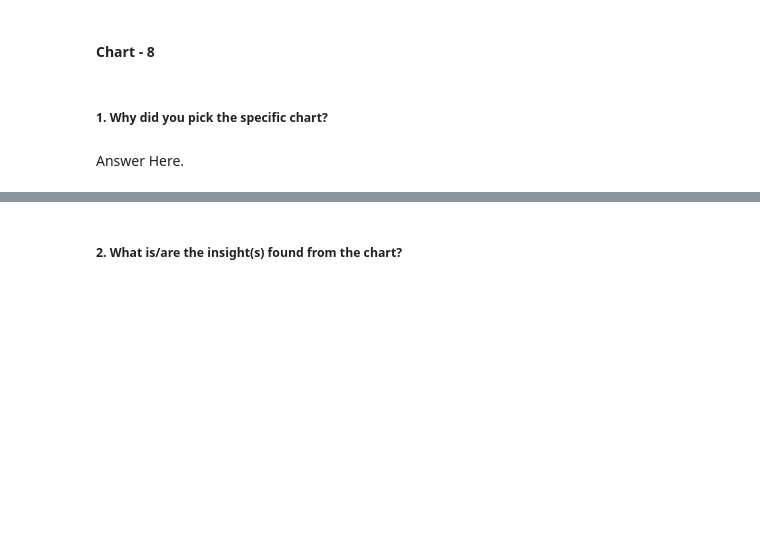
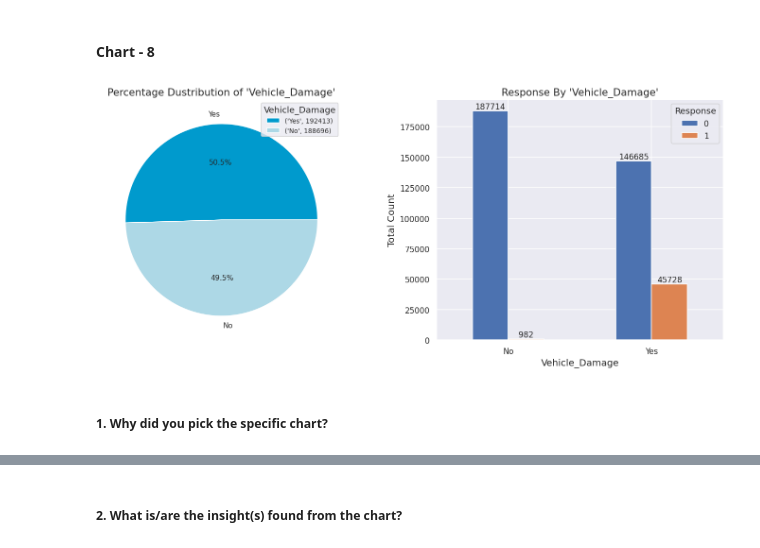
Before and after one commit to abhijain1216/Health-Insurance-Cross-Sell-Prediction-Classification-Project, a Jupyter notebook: Health_Insurance_Cross_Sell_Prediction_Classification_Project.ipynb, the cells around one changed output, grey strips where cells are left out. Drawn from its saved outputs; the diff is of its cells as text; code cells hidden in the pictures; blank space fills up the shorter version.

```diff
--- a/Health_Insurance_Cross_Sell_Prediction_Classification_Project.ipynb
+++ b/Health_Insurance_Cross_Sell_Prediction_Classification_Project.ipynb
@@ -513,7 +563,8 @@ Answer Here
 #### Chart - 8
 # %%
 # Chart - 8 visualization code
+plot_response_by_feature(Insurance_df,'Vehicle_Damage','Response')
+# %% [output]
+[figure, added]
 # %% [markdown]
 ##### 1. Why did you pick the specific chart?
-# %% [markdown]
-Answer Here.
```
Also changed, not shown: parts of 24 cells of this notebook.
